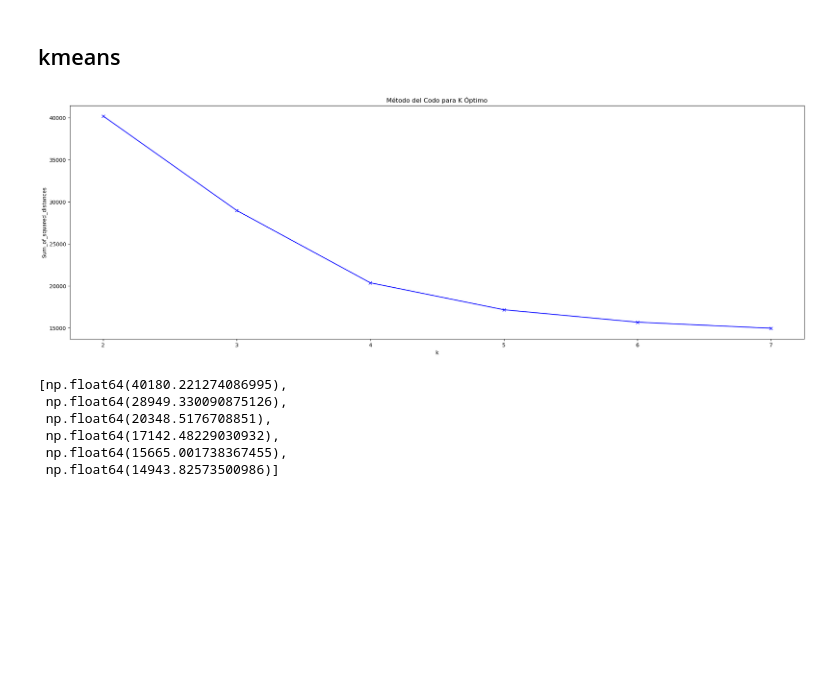
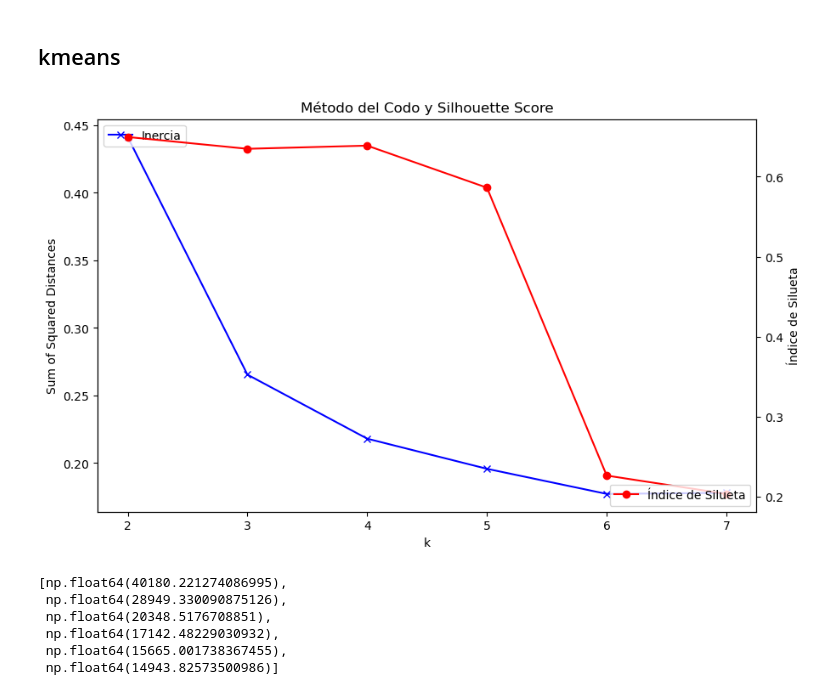
Before and after one commit to kesant/lightweight_clustered_energy_forecasts, a Jupyter notebook: notebooks/11A/4.0_kjst_distance_clustering.ipynb, the cells around one changed output. Saved outputs shown, nothing was run; the diff lists cells and outputs as text; code cells hidden in the pictures; blank space fills up the shorter version.

```diff
--- a/notebooks/11A/4.0_kjst_distance_clustering.ipynb
+++ b/notebooks/11A/4.0_kjst_distance_clustering.ipynb
@@ -122,22 +110,49 @@ timestamp
 # %% [markdown]
 ## kmeans
 # %%
-# Método del Codo para encontrar el número óptimo de clusters
+# Definir el rango de k para probar
+K = range(2, 8)
 Sum_of_squared_distances = []
-K = range(2, 8)
+Silhouette_Scores = []
+
+# Probar con diferentes valores de k
 for k in K:
-    km = TimeSeriesKMeans(n_clusters=k, metric="dtw", n_init=10, max_iter_barycenter=10, random_state=0)
-    km = km.fit(list_of_dataframes)
+    km = TimeSeriesKMeans(n_clusters=k,
+                          n_init=2,
+                          metric="dtw",  # Usamos DTW como métrica de distancia
+                          verbose=False,
+                          max_iter_barycenter=10,
+                          random_state=0)
+
+    # Ajustar el modelo a los datos
+    km = km.fit(normalized_list_of_dataframes)
+
+    # Almacenar la inercia para este valor de k
     Sum_of_squared_distances.append(km.inertia_)
+    silhouette = silhouette_score(normalized_list_of_dataframes, km.labels_)
+    Silhouette_Scores.append(silhouette)
-# %%
-# Gráfico del Codo
-plt.plot(K, Sum_of_squared_distances, 'bx-')
-plt.xlabel('k')
-plt.ylabel('Sum_of_squared_distances')
-plt.title('Método del Codo para K Óptimo')
-plt.show()
-# %% [output]
-[figure, removed]
+# %%
+fig, ax1 = plt.subplots(figsize=(10, 6))
+
+# Gráfico del codo (inercia)
+ax1.plot(K, Sum_of_squared_distances, 'bx-', label="Inercia")
+ax1.set_xlabel('k')
+ax1.set_ylabel('Sum of Squared Distances')
+ax1.set_title('Método del Codo y Silhouette Score')
+
+# Crear un segundo eje y para el índice de silueta
+ax2 = ax1.twinx()
+ax2.plot(K, Silhouette_Scores, 'ro-', label="Índice de Silueta")
+ax2.set_ylabel('Índice de Silueta')
+
+# Mostrar la leyenda
+ax1.legend(loc='upper left')
+ax2.legend(loc='lower right')
+
+# Mostrar el gráfico
+plt.show()
+# %% [output]
+[figure, added]
 # %%
 Sum_of_squared_distances
 # %% [output]
```
Also changed, not shown: parts of 15 cells of this notebook.
